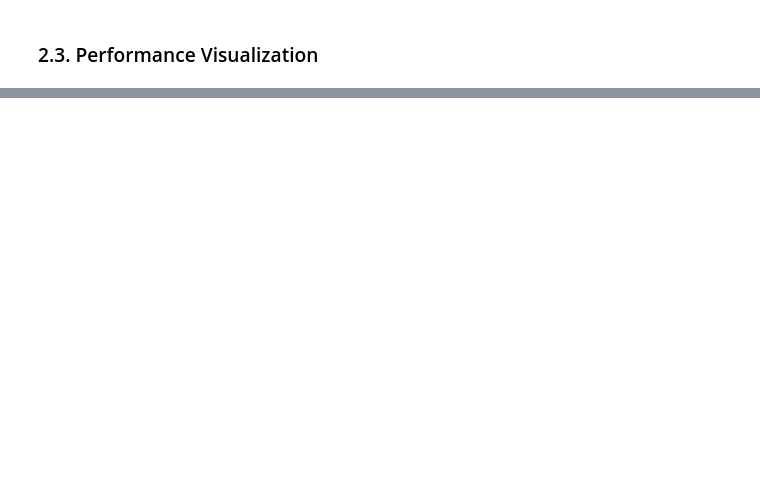
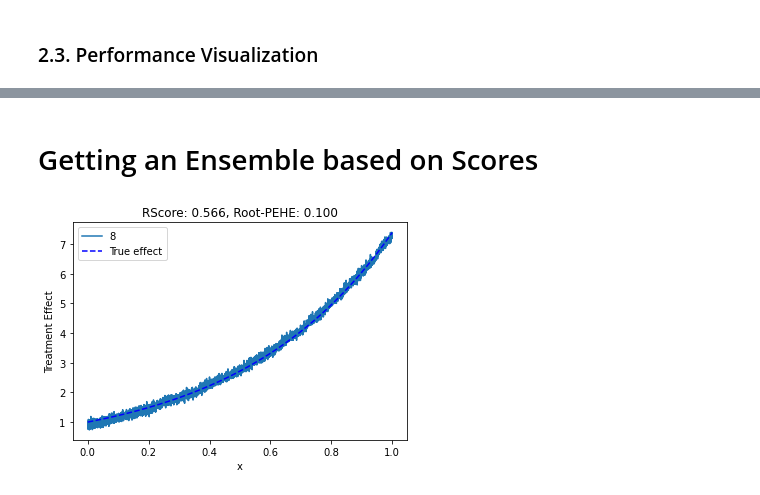
Before and after one commit to py-why/EconML, a Jupyter notebook: notebooks/RScorer.ipynb, the cells around one changed output, grey strips where cells are left out. Saved outputs shown, nothing was run; the diff lists cells and outputs as text; code cells hidden in the pictures; blank space fills up the shorter version.

```diff
--- a/notebooks/RScorer.ipynb
+++ b/notebooks/RScorer.ipynb
@@ -202,0 +179,15 @@ plt.show()
+# %% [markdown]
+# Getting an Ensemble based on Scores
+# %%
+mdl, score  = scorer.ensemble([mdl for _, mdl in models])
+rootpehe_ensemble = np.sqrt(np.mean((expected_te.flatten() - mdl.effect(X_val).flatten())**2))
+plt.figure()
+plt.title('RScore: {:.3f}, Root-PEHE: {:.3f}'.format(score, rootpehe_ensemble))
+plt.plot(X_test[:, 0], mdl.effect(X_test), label='{}'.format(it))
+plt.plot(X_test[:, 0], exp_te(X_test), 'b--', label='True effect')
+plt.ylabel('Treatment Effect')
+plt.xlabel('x')
+plt.legend()
+plt.show()
+# %% [output]
+[figure, added]
```
Also changed, not shown: parts of 21 cells of this notebook, 3 other files.
